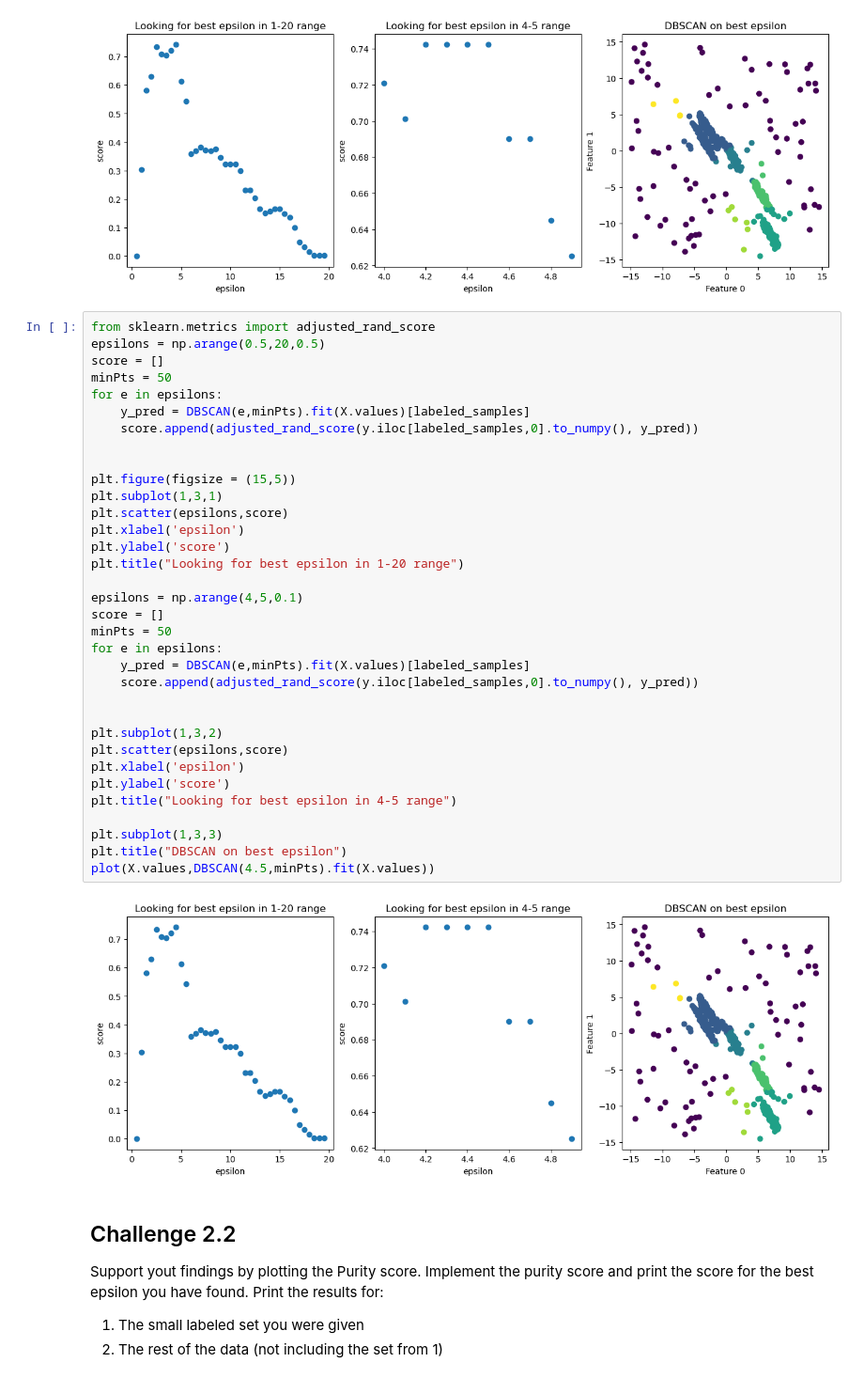
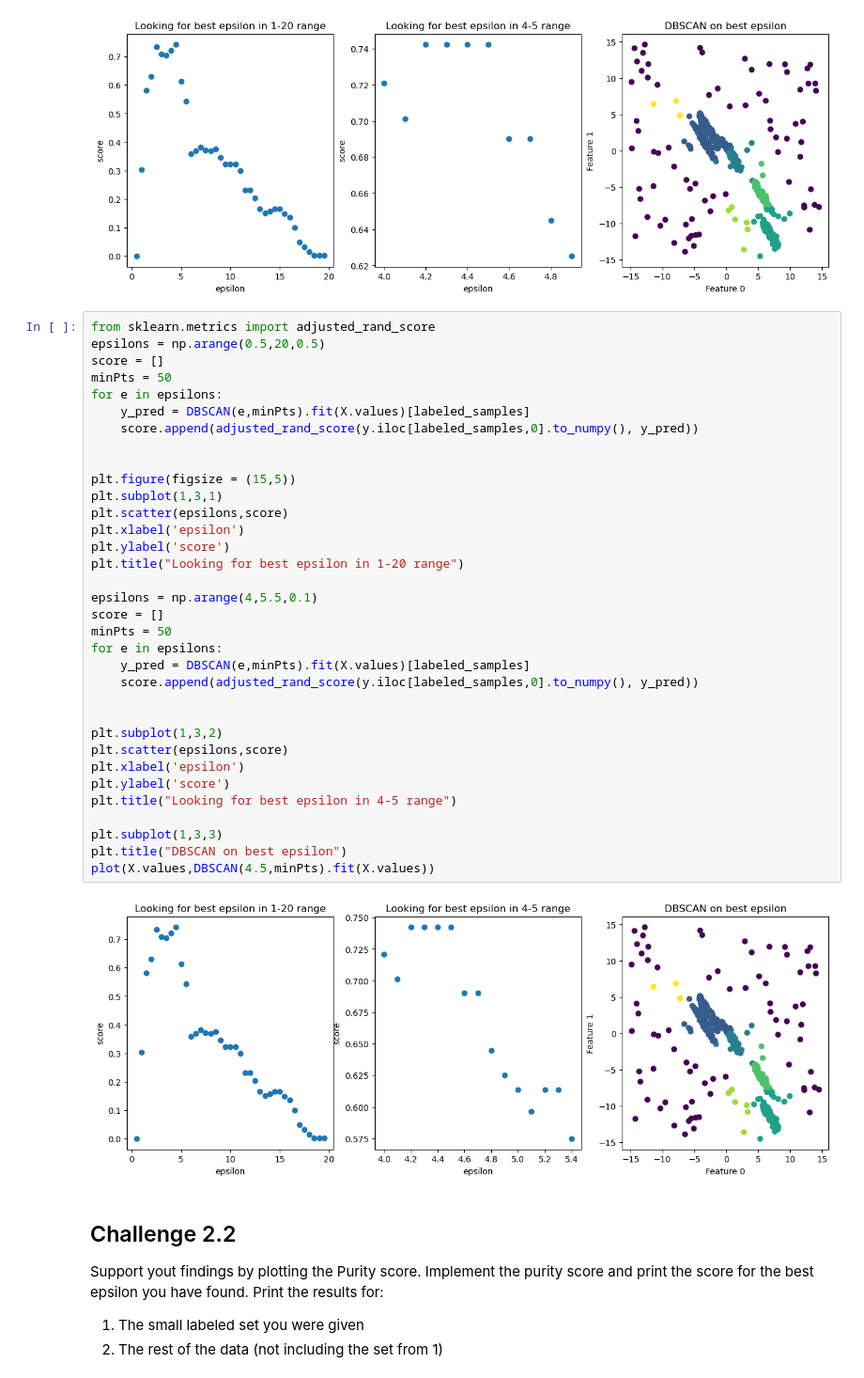
Before and after one commit to tryko/y_data_Itay_asaf_, a Jupyter notebook: Unsupervised_Learning/week_2/HW2 - hier and dbscan - ASAF.ipynb, the cells around one changed output. Shown: that part at 94% size. Drawn from its saved outputs; the diff is of its cells as text.

```diff
--- a/Unsupervised_Learning/week_2/HW2 - hier and dbscan - ASAF.ipynb
+++ b/Unsupervised_Learning/week_2/HW2 - hier and dbscan - ASAF.ipynb
@@ -442,35 +460,35 @@ score = []
 minPts = 50
 for e in epsilons:
     y_pred = DBSCAN(e,minPts).fit(X.values)[labeled_samples]
     score.append(adjusted_rand_score(y.iloc[labeled_samples,0].to_numpy(), y_pred))
 
 
 plt.figure(figsize = (15,5))
 plt.subplot(1,3,1)
 plt.scatter(epsilons,score)
 plt.xlabel('epsilon')
 plt.ylabel('score')
 plt.title("Looking for best epsilon in 1-20 range")
 
-epsilons = np.arange(4,5,0.1)
+epsilons = np.arange(4,5.5,0.1)
 score = []
 minPts = 50
 for e in epsilons:
     y_pred = DBSCAN(e,minPts).fit(X.values)[labeled_samples]
     score.append(adjusted_rand_score(y.iloc[labeled_samples,0].to_numpy(), y_pred))
 
 
 plt.subplot(1,3,2)
 plt.scatter(epsilons,score)
 plt.xlabel('epsilon')
 plt.ylabel('score')
 plt.title("Looking for best epsilon in 4-5 range")
 
 plt.subplot(1,3,3)
 plt.title("DBSCAN on best epsilon")
 plot(X.values,DBSCAN(4.5,minPts).fit(X.values))
 # %% [output]
-[figure, old version]
+[figure, new version]
 # %% [markdown]
 ## Challenge 2.2
 
```
Also changed, not shown: parts of 5 cells of this notebook, 2 other files.
